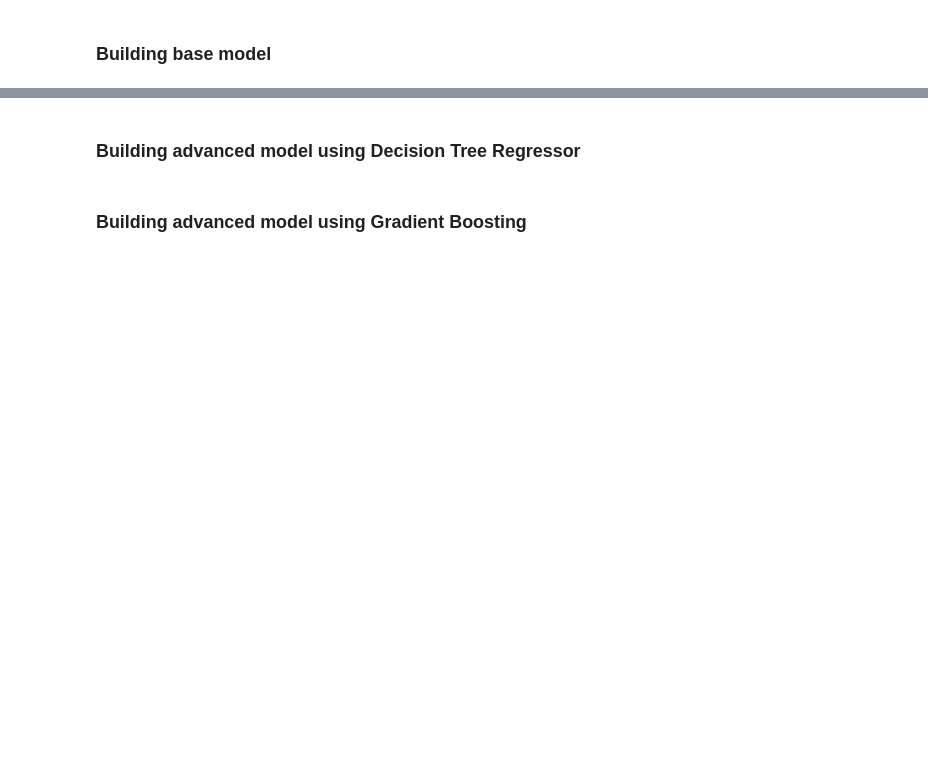
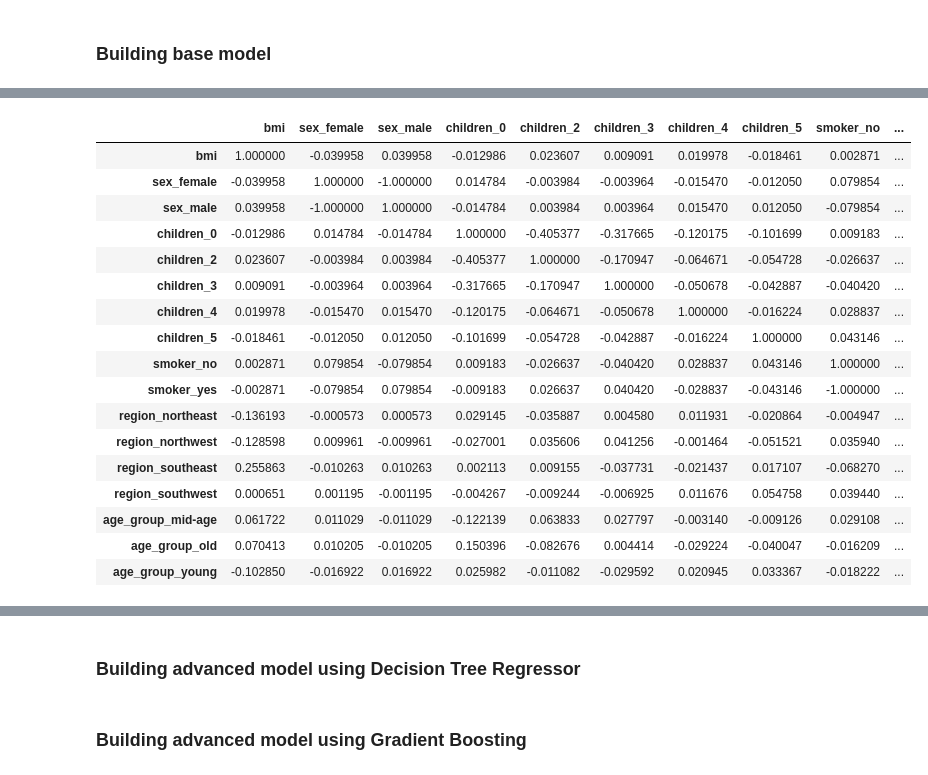
Before and after one commit to Snigdha171/PythonMiniProgramSeries, a Jupyter notebook: Health-Insurance-DataAnalysis/health_insurance_dataAnalysis.ipynb, the cells around one changed output, grey strips where cells are left out. Drawn from its saved outputs; the diff is of its cells as text; code cells hidden in the pictures; blank space fills up the shorter version.

```diff
--- a/Health-Insurance-DataAnalysis/health_insurance_dataAnalysis.ipynb
+++ b/Health-Insurance-DataAnalysis/health_insurance_dataAnalysis.ipynb
@@ -216,0 +212,4 @@ sns.boxplot(x="smoker", y="charges", data=health_ins_df_clean)
+# %%
+#Converting categorical values into dummies using one-hot encoding technique
+health_ins_df_processed = pd.get_dummies(health_ins_df_clean, columns=['sex','children','smoker','region','age_group'], prefix=['sex','children','smoker','region','age_group'])
+health_ins_df_processed.drop(['age'],axis = 1,inplace=True)
@@ -218,0 +330,8 @@ sns.boxplot(x="smoker", y="charges", data=health_ins_df_clean)
+# %%
+health_ins_df_vif = health_ins_df_processed[['bmi', 'sex_female', 'sex_male', 'children_0', 'children_2', 'children_3', 'children_4', 'children_5', 'smoker_no','smoker_yes', 'region_northeast', 'region_northwest','region_southeast', 'region_southwest', 'age_group_mid-age','age_group_old', 'age_group_young']]
+vif_data = pd.DataFrame()
+vif_data["attribute"] = health_ins_df_vif.columns
+vif_data["VIF"] = [variance_inflation_factor(health_ins_df_vif.values, i)
+                          for i in range(len(health_ins_df_vif.columns))]
+
+print(vif_data)
@@ -218,0 +357,21 @@ sns.boxplot(x="smoker", y="charges", data=health_ins_df_clean)
+# %%
+health_ins_df_vif.corr(method ='pearson')
+# %% [output]
+|  | bmi | sex_female | sex_male | children_0 | children_2 | children_3 | children_4 | children_5 | smoker_no | ... |
+| bmi | 1.000000 | -0.039958 | 0.039958 | -0.012986 | 0.023607 | 0.009091 | 0.019978 | -0.018461 | 0.002871 | ... |
+| sex_female | -0.039958 | 1.000000 | -1.000000 | 0.014784 | -0.003984 | -0.003964 | -0.015470 | -0.012050 | 0.079854 | ... |
+| sex_male | 0.039958 | -1.000000 | 1.000000 | -0.014784 | 0.003984 | 0.003964 | 0.015470 | 0.012050 | -0.079854 | ... |
+| children_0 | -0.012986 | 0.014784 | -0.014784 | 1.000000 | -0.405377 | -0.317665 | -0.120175 | -0.101699 | 0.009183 | ... |
+| children_2 | 0.023607 | -0.003984 | 0.003984 | -0.405377 | 1.000000 | -0.170947 | -0.064671 | -0.054728 | -0.026637 | ... |
+| children_3 | 0.009091 | -0.003964 | 0.003964 | -0.317665 | -0.170947 | 1.000000 | -0.050678 | -0.042887 | -0.040420 | ... |
+| children_4 | 0.019978 | -0.015470 | 0.015470 | -0.120175 | -0.064671 | -0.050678 | 1.000000 | -0.016224 | 0.028837 | ... |
+| children_5 | -0.018461 | -0.012050 | 0.012050 | -0.101699 | -0.054728 | -0.042887 | -0.016224 | 1.000000 | 0.043146 | ... |
+| smoker_no | 0.002871 | 0.079854 | -0.079854 | 0.009183 | -0.026637 | -0.040420 | 0.028837 | 0.043146 | 1.000000 | ... |
+| smoker_yes | -0.002871 | -0.079854 | 0.079854 | -0.009183 | 0.026637 | 0.040420 | -0.028837 | -0.043146 | -1.000000 | ... |
+| region_northeast | -0.136193 | -0.000573 | 0.000573 | 0.029145 | -0.035887 | 0.004580 | 0.011931 | -0.020864 | -0.004947 | ... |
+| region_northwest | -0.128598 | 0.009961 | -0.009961 | -0.027001 | 0.035606 | 0.041256 | -0.001464 | -0.051521 | 0.035940 | ... |
+| region_southeast | 0.255863 | -0.010263 | 0.010263 | 0.002113 | 0.009155 | -0.037731 | -0.021437 | 0.017107 | -0.068270 | ... |
+| region_southwest | 0.000651 | 0.001195 | -0.001195 | -0.004267 | -0.009244 | -0.006925 | 0.011676 | 0.054758 | 0.039440 | ... |
+| age_group_mid-age | 0.061722 | 0.011029 | -0.011029 | -0.122139 | 0.063833 | 0.027797 | -0.003140 | -0.009126 | 0.029108 | ... |
+| age_group_old | 0.070413 | 0.010205 | -0.010205 | 0.150396 | -0.082676 | 0.004414 | -0.029224 | -0.040047 | -0.016209 | ... |
+| age_group_young | -0.102850 | -0.016922 | 0.016922 | 0.025982 | -0.011082 | -0.029592 | 0.020945 | 0.033367 | -0.018222 | ... |
```
Also changed, not shown: parts of 34 cells of this notebook.
